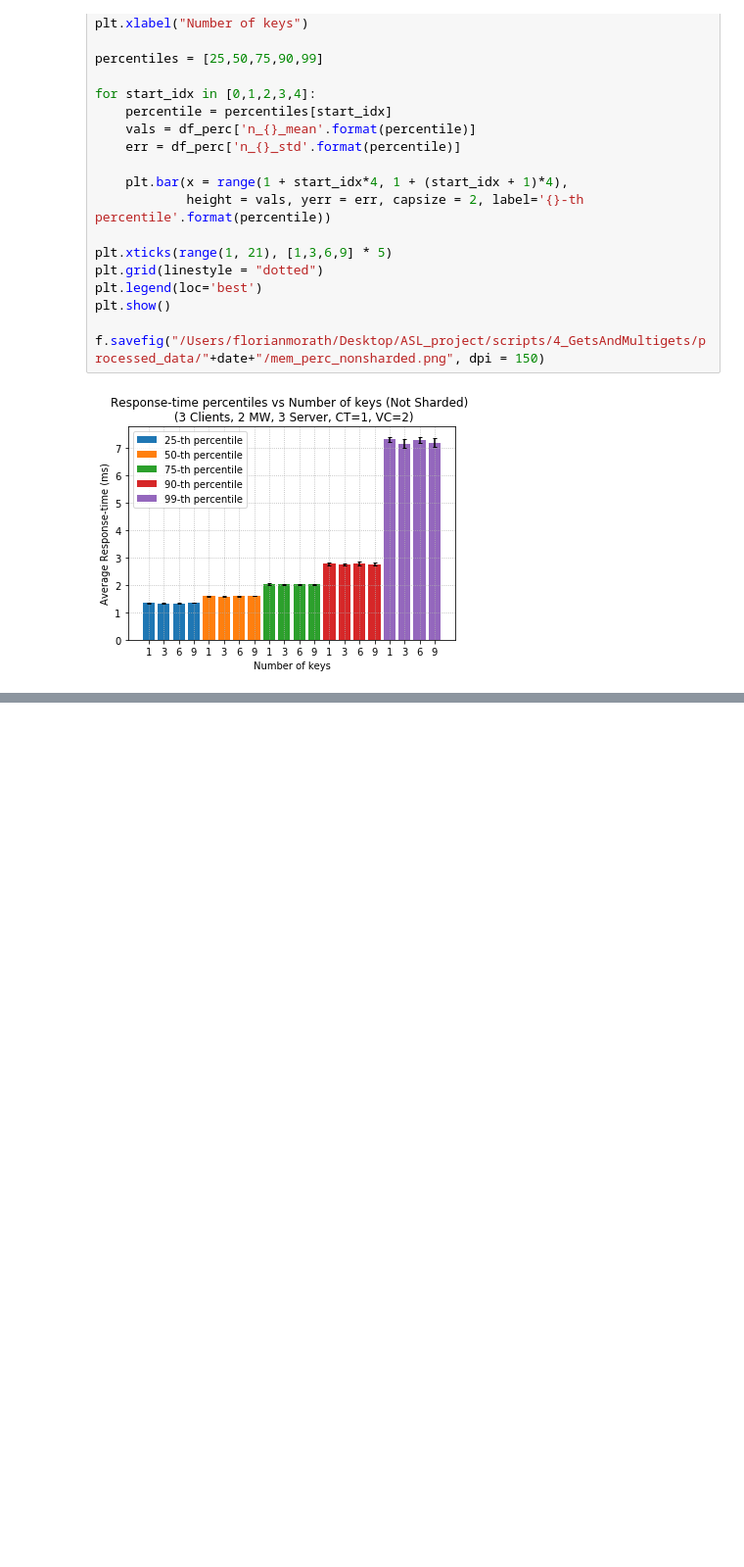
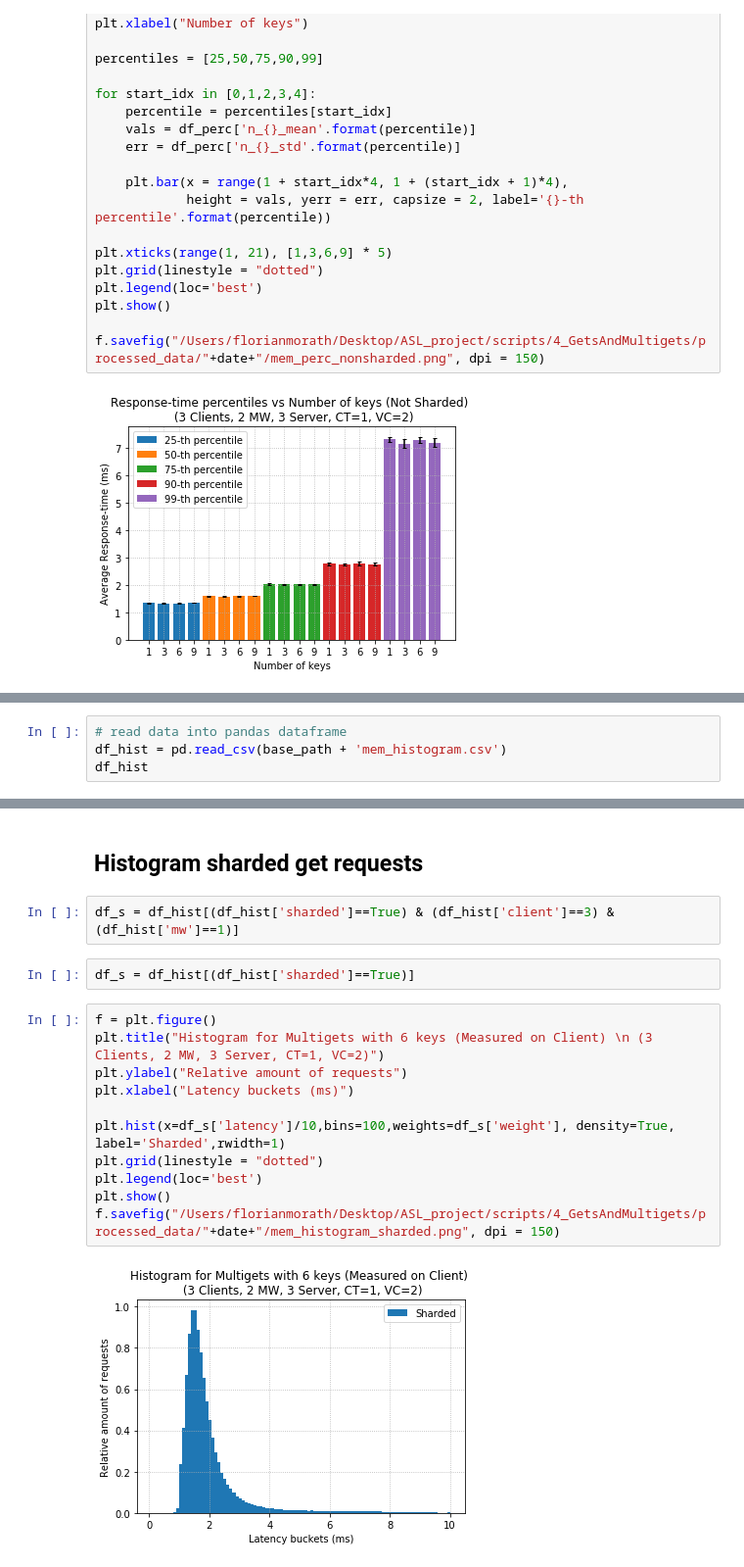
Before and after one commit to florianmorath/ASL_project, a Jupyter notebook: scripts/4_GetsAndMultigets/plot_mem-logs.ipynb, the cells around one changed output, grey strips where cells are left out. Shown at 98% size. Cells and saved outputs as stored; diff of their text form; blank space fills up the shorter version.

Commit message:
scripts_4: added histograms (measured on client)

```diff
--- a/scripts/4_GetsAndMultigets/plot_mem-logs.ipynb
+++ b/scripts/4_GetsAndMultigets/plot_mem-logs.ipynb
@@ -166,0 +169,4 @@ f.savefig("/Users/florianmorath/Desktop/ASL_project/scripts/4_GetsAndMultigets/p
+# %%
+# read data into pandas dataframe
+df_hist = pd.read_csv(base_path + 'mem_histogram.csv')
+df_hist
@@ -166,0 +192,19 @@ f.savefig("/Users/florianmorath/Desktop/ASL_project/scripts/4_GetsAndMultigets/p
+# %% [markdown]
+## Histogram sharded get requests
+# %%
+df_s = df_hist[(df_hist['sharded']==True) & (df_hist['client']==3) & (df_hist['mw']==1)]
+# %%
+df_s = df_hist[(df_hist['sharded']==True)]
+# %%
+f = plt.figure()
+plt.title("Histogram for Multigets with 6 keys (Measured on Client) \n (3 Clients, 2 MW, 3 Server, CT=1, VC=2)")
+plt.ylabel("Relative amount of requests")
+plt.xlabel("Latency buckets (ms)")
+
+plt.hist(x=df_s['latency']/10,bins=100,weights=df_s['weight'], density=True, label='Sharded',rwidth=1)
+plt.grid(linestyle = "dotted")
+plt.legend(loc='best')
+plt.show()
+f.savefig("/Users/florianmorath/Desktop/ASL_project/scripts/4_GetsAndMultigets/processed_data/"+date+"/mem_histogram_sharded.png", dpi = 150)
+# %% [output]
+[figure, added]
```
Also changed, not shown: parts of 6 cells of this notebook, 5 other files.
